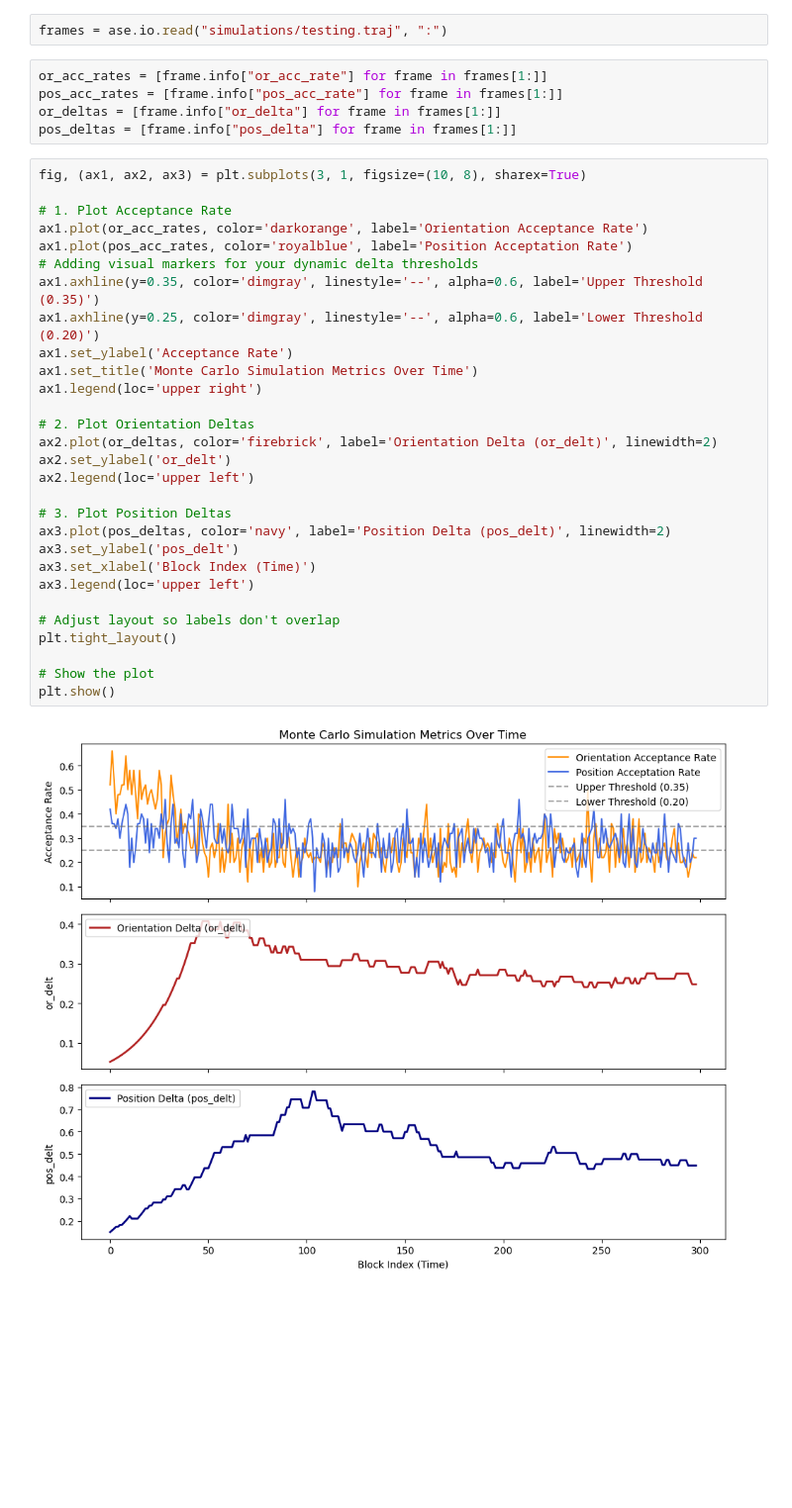
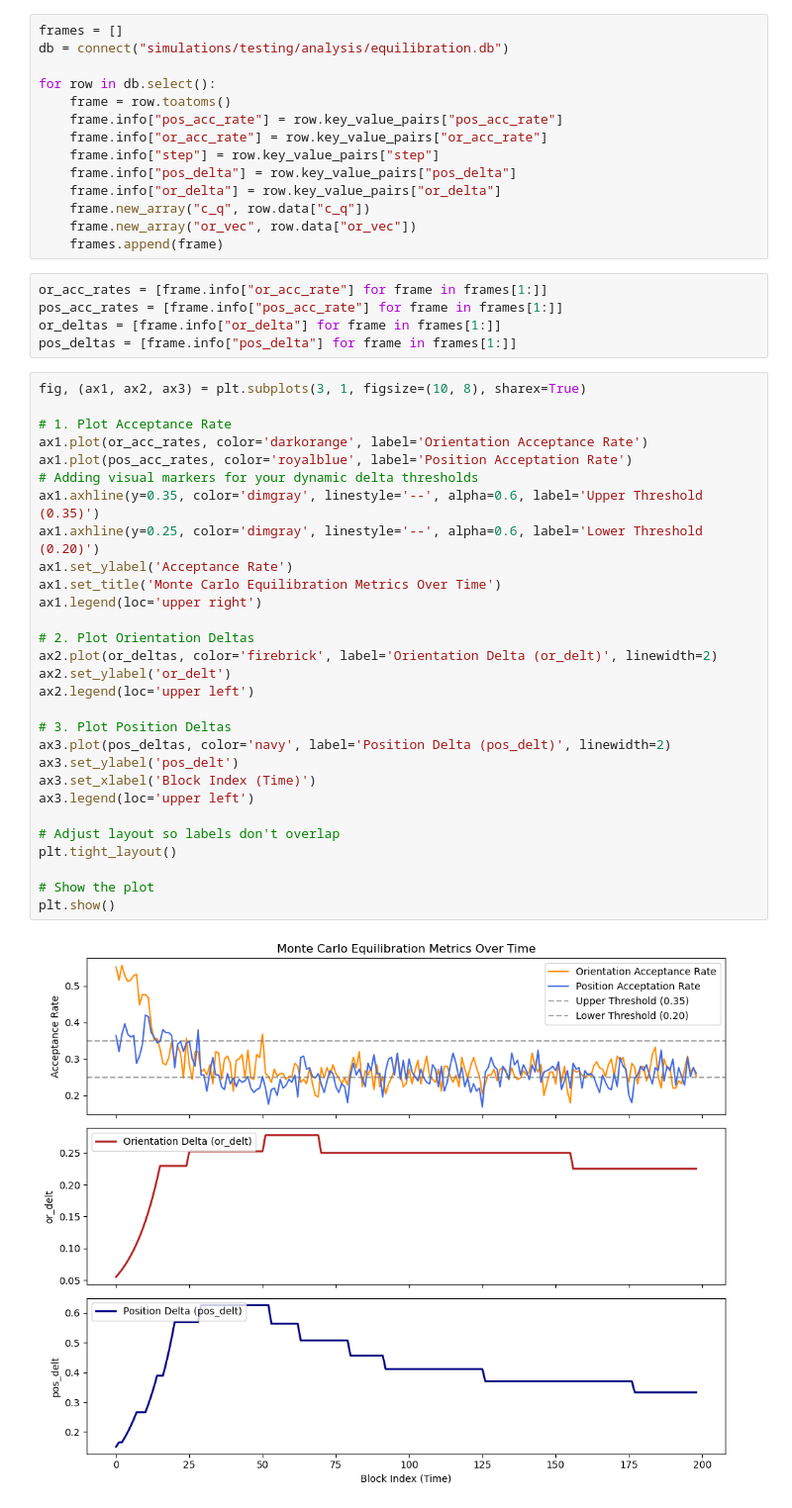
Before and after one commit to ortengren/as_mc, a Jupyter notebook: driver.ipynb, the cells around one changed output. Shown at 99% size. Cells and saved outputs as stored; diff of their text form; blank space fills up the shorter version.

```diff
--- a/driver.ipynb
+++ b/driver.ipynb
@@ -34,5 +19,17 @@ metro.calculate_trajectory(30_000, block_size=100, dynamic_delta=True)
 # %%
-frames = ase.io.read("simulations/testing.traj", ":")
+frames = []
+db = connect("simulations/testing/analysis/equilibration.db")
+
+for row in db.select():
+    frame = row.toatoms()
+    frame.info["pos_acc_rate"] = row.key_value_pairs["pos_acc_rate"]
+    frame.info["or_acc_rate"] = row.key_value_pairs["or_acc_rate"]
+    frame.info["step"] = row.key_value_pairs["step"]
+    frame.info["pos_delta"] = row.key_value_pairs["pos_delta"]
+    frame.info["or_delta"] = row.key_value_pairs["or_delta"]
+    frame.new_array("c_q", row.data["c_q"])
+    frame.new_array("or_vec", row.data["or_vec"])
+    frames.append(frame)
 # %%
 or_acc_rates = [frame.info["or_acc_rate"] for frame in frames[1:]]
 pos_acc_rates = [frame.info["pos_acc_rate"] for frame in frames[1:]]
@@ -41,32 +38,32 @@ pos_deltas = [frame.info["pos_delta"] for frame in frames[1:]]
 # %%
 fig, (ax1, ax2, ax3) = plt.subplots(3, 1, figsize=(10, 8), sharex=True)
 
 # 1. Plot Acceptance Rate
 ax1.plot(or_acc_rates, color='darkorange', label='Orientation Acceptance Rate')
 ax1.plot(pos_acc_rates, color='royalblue', label='Position Acceptation Rate')
 # Adding visual markers for your dynamic delta thresholds
 ax1.axhline(y=0.35, color='dimgray', linestyle='--', alpha=0.6, label='Upper Threshold (0.35)')
 ax1.axhline(y=0.25, color='dimgray', linestyle='--', alpha=0.6, label='Lower Threshold (0.20)')
 ax1.set_ylabel('Acceptance Rate')
-ax1.set_title('Monte Carlo Simulation Metrics Over Time')
+ax1.set_title('Monte Carlo Equilibration Metrics Over Time')
 ax1.legend(loc='upper right')
 
 # 2. Plot Orientation Deltas
 ax2.plot(or_deltas, color='firebrick', label='Orientation Delta (or_delt)', linewidth=2)
 ax2.set_ylabel('or_delt')
 ax2.legend(loc='upper left')
 
 # 3. Plot Position Deltas
 ax3.plot(pos_deltas, color='navy', label='Position Delta (pos_delt)', linewidth=2)
 ax3.set_ylabel('pos_delt')
 ax3.set_xlabel('Block Index (Time)')
 ax3.legend(loc='upper left')
 
 # Adjust layout so labels don't overlap
 plt.tight_layout()
 
 # Show the plot
 plt.show()
 # %% [output]
-[figure, old version]
+[figure, new version]
 # %%
```
Also changed, not shown: parts of 11 cells of this notebook, 3 other files.
